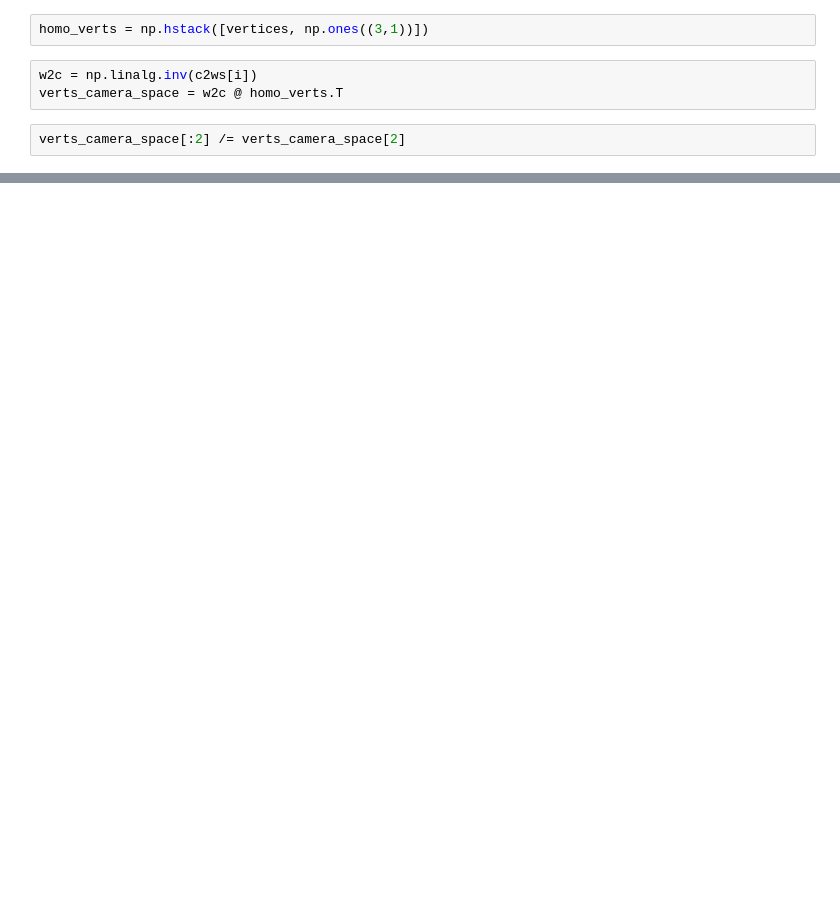
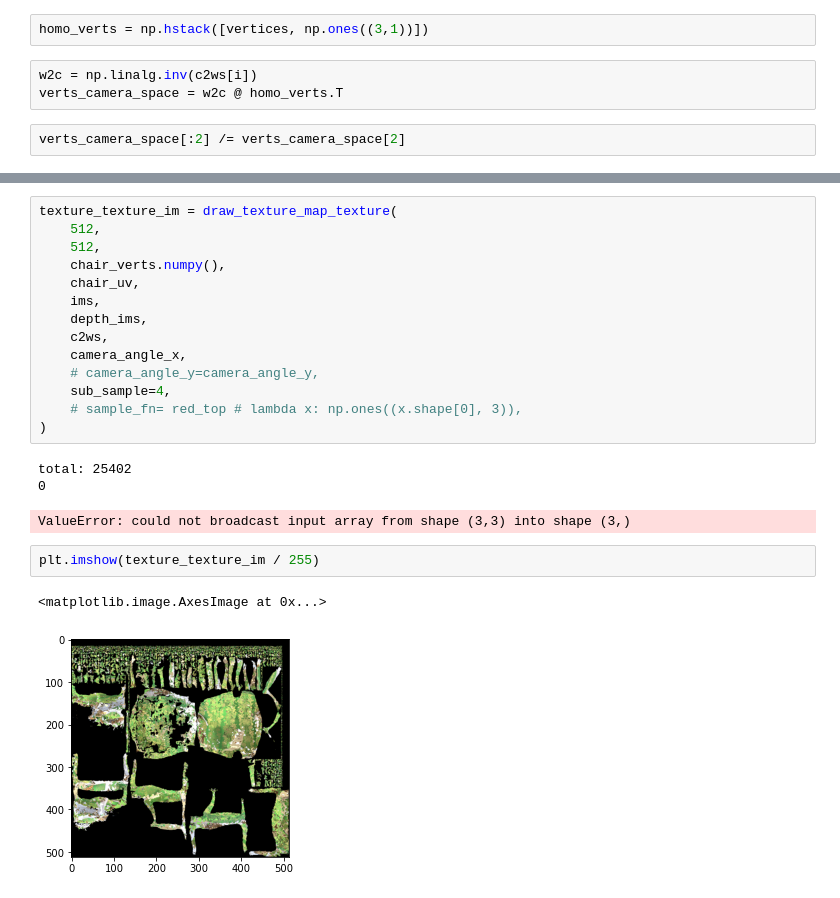
Before and after one commit to akristoffersen/Scene2Mesh, a Jupyter notebook: notebooks/texture.ipynb, the cells around one changed output, grey strips where cells are left out. Cells and saved outputs as stored; diff of their text form; blank space fills up the shorter version.

```diff
--- a/notebooks/texture.ipynb
+++ b/notebooks/texture.ipynb
@@ -479,0 +585,23 @@ int(800 - (px_coords[0, 0] + 400))
+# %%
+texture_texture_im = draw_texture_map_texture(
+    512,
+    512,
+    chair_verts.numpy(),
+    chair_uv,
+    ims,
+    depth_ims,
+    c2ws,
+    camera_angle_x,
+    # camera_angle_y=camera_angle_y,
+    sub_sample=4,
+    # sample_fn= red_top # lambda x: np.ones((x.shape[0], 3)),
+)
+# %% [output]
+total: 25402
+0
+ValueError: could not broadcast input array from shape (3,3) into shape (3,)
+# %%
+plt.imshow(texture_texture_im / 255)
+# %% [output]
+<matplotlib.image.AxesImage at 0x...>
+[figure, added]
```
Also changed, not shown: parts of 42 cells of this notebook.
